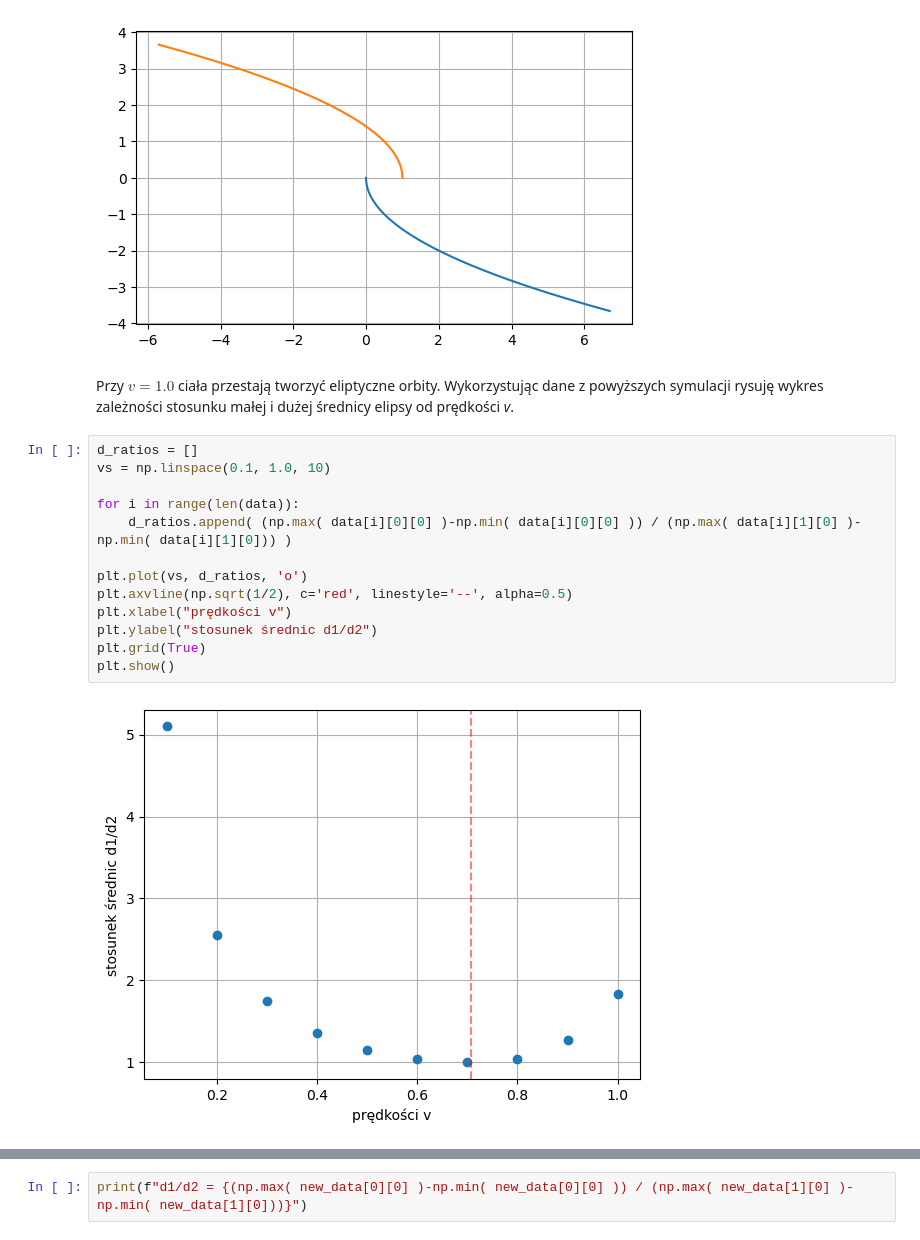
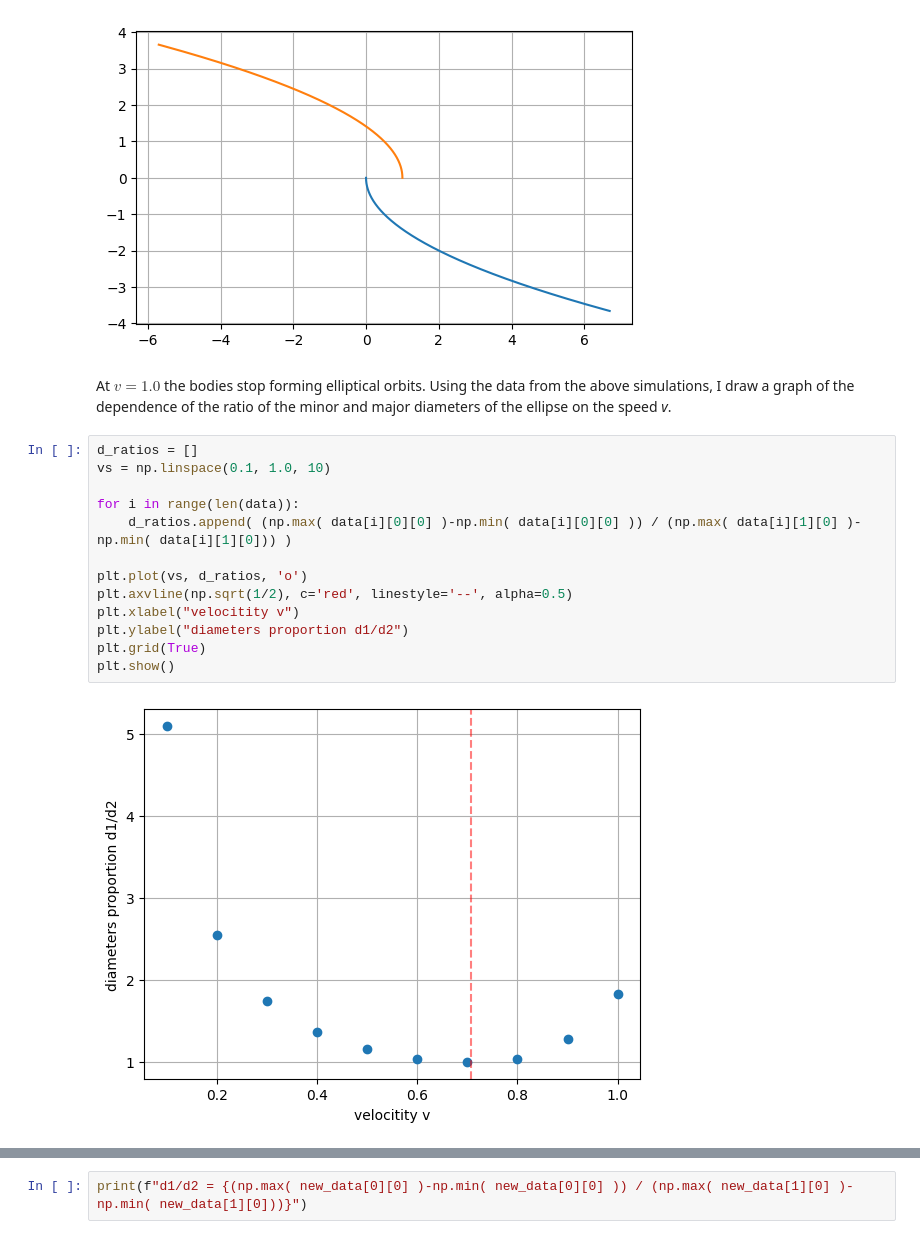
Before and after one commit to kebabee/Modelowanie-komputerowe, a Jupyter notebook: 3_body_problem.ipynb, the cells around one changed output, grey strips where cells are left out. Drawn from its saved outputs; the diff is of its cells as text.

```diff
--- a/3_body_problem.ipynb
+++ b/3_body_problem.ipynb
@@ -175,20 +177,20 @@ data.append(n_body(1e-5, 1900000, [Planet(1, 0, 0, 0, -0.9),Planet(1, 1, 0, 0, 0
 data.append(n_body(1e-5, 2000000, [Planet(1, 0, 0, 0, -1.0),Planet(1, 1, 0, 0, 1.0)], True))
 # %% [output]
 [figure]
-# %% [markdown]
-Przy $v=1.0$ ciała przestają tworzyć eliptyczne orbity. Wykorzystując dane z powyższych symulacji rysuję wykres zależności stosunku małej i dużej średnicy elipsy od prędkości *v*.
+# %% [markdown]
+At $v=1.0$ the bodies stop forming elliptical orbits. Using the data from the above simulations, I draw a graph of the dependence of the ratio of the minor and major diameters of the ellipse on the speed *v*.
 # %%
 d_ratios = []
 vs = np.linspace(0.1, 1.0, 10)
 
 for i in range(len(data)):
     d_ratios.append( (np.max( data[i][0][0] )-np.min( data[i][0][0] )) / (np.max( data[i][1][0] )-np.min( data[i][1][0])) )
 
 plt.plot(vs, d_ratios, 'o')
 plt.axvline(np.sqrt(1/2), c='red', linestyle='--', alpha=0.5)
-plt.xlabel("prędkości v")
-plt.ylabel("stosunek średnic d1/d2")
+plt.xlabel("velocitity v")
+plt.ylabel("diameters proportion d1/d2")
 plt.grid(True)
 plt.show()
 # %% [output]
-[figure, old version]
+[figure, new version]
```
Also changed, not shown: parts of 25 cells of this notebook.
